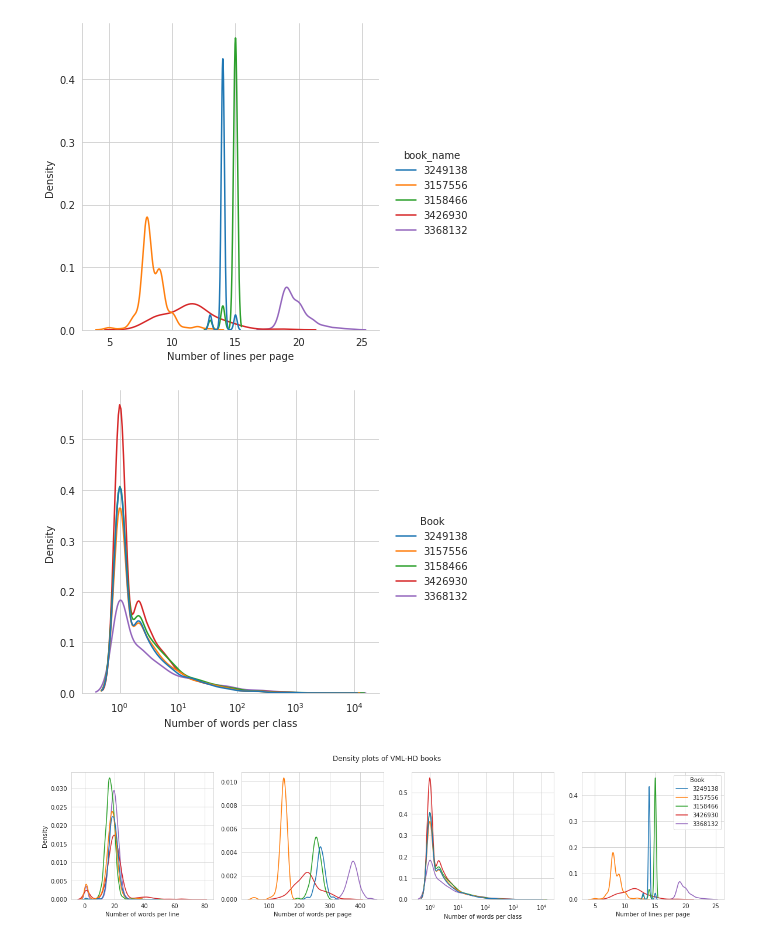
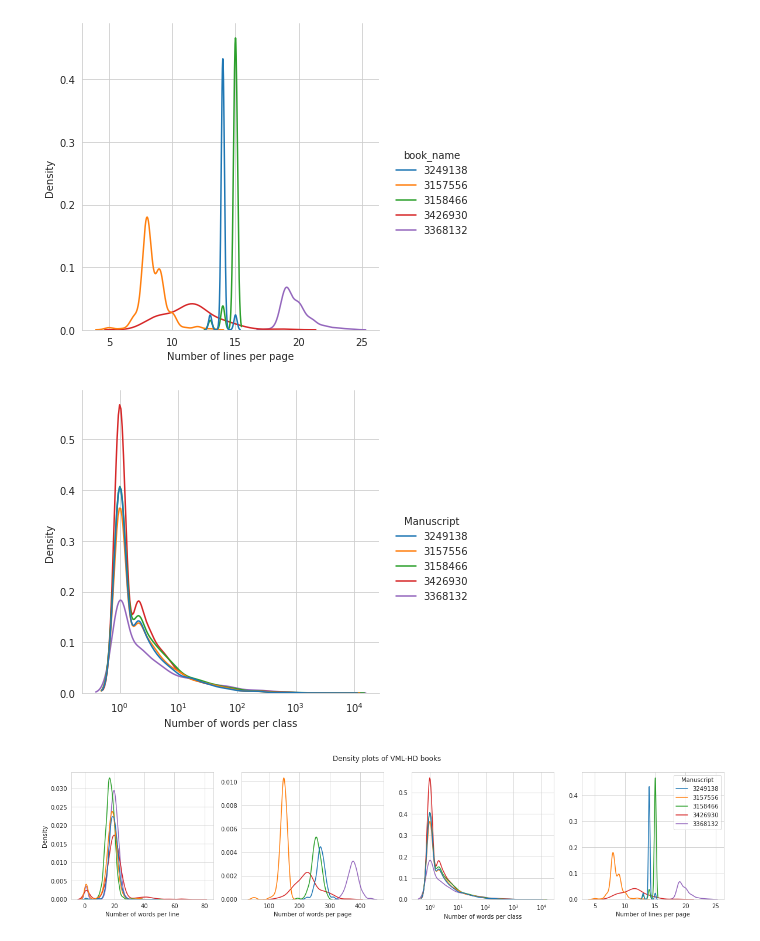
Before and after one commit to beratkurar/vmlhd_dataset_text_line_annotations_from_word_annotations, a Jupyter notebook: vml_pagexml_line_and_word_labels_from_word_labels_with_statistics.ipynb, the cells around one changed output. Saved outputs shown, nothing was run; the diff lists cells and outputs as text; code cells hidden in the pictures.

```diff
--- a/vml_pagexml_line_and_word_labels_from_word_labels_with_statistics.ipynb
+++ b/vml_pagexml_line_and_word_labels_from_word_labels_with_statistics.ipynb
@@ -391,12 +391,12 @@ plot3.savefig('all_books_line_dist_per_page.png', dpi=300)
 # %%
 sns.set_style('whitegrid')
 all_books_word_dist_per_class_df["number_of_words"] = all_books_word_dist_per_class_df["number_of_words"].astype(int)
 plot4=sns.displot(data=all_books_word_dist_per_class_df, x="number_of_words", hue="book_name", kind="kde", log_scale=True)
 plot4.set_axis_labels("Number of words per class", "Density")
-plot4._legend.set_title('Book')
+plot4._legend.set_title('Manuscript')
 plot4.savefig('all_books_word_dist_per_class.png', dpi=300)
 # %% [output]
-[figure, old version]
+[figure, new version]
 # %%
 fig, axes = plt.subplots(1, 4, figsize=(20, 4))
 
```
Also changed, not shown: parts of 2 cells of this notebook.
